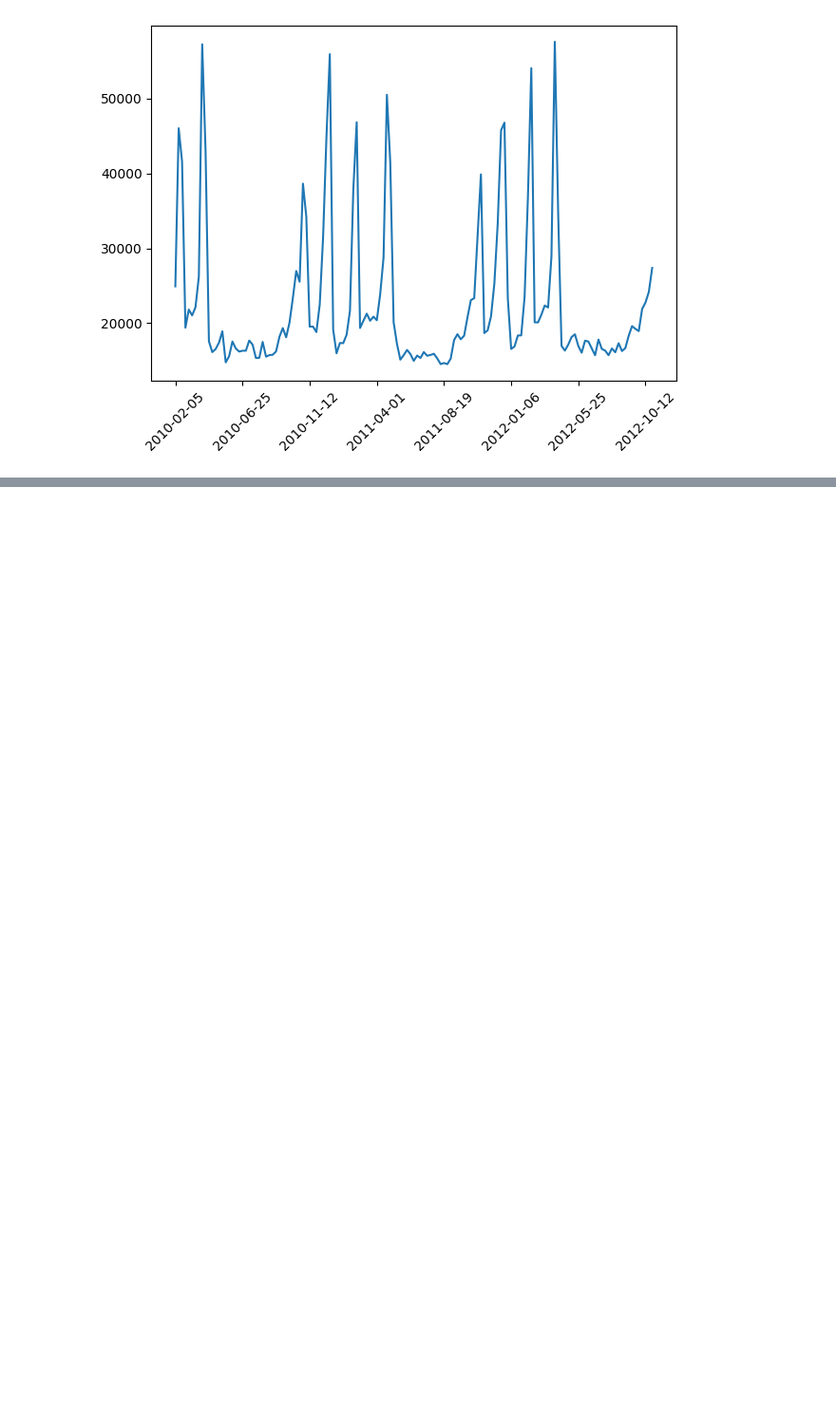
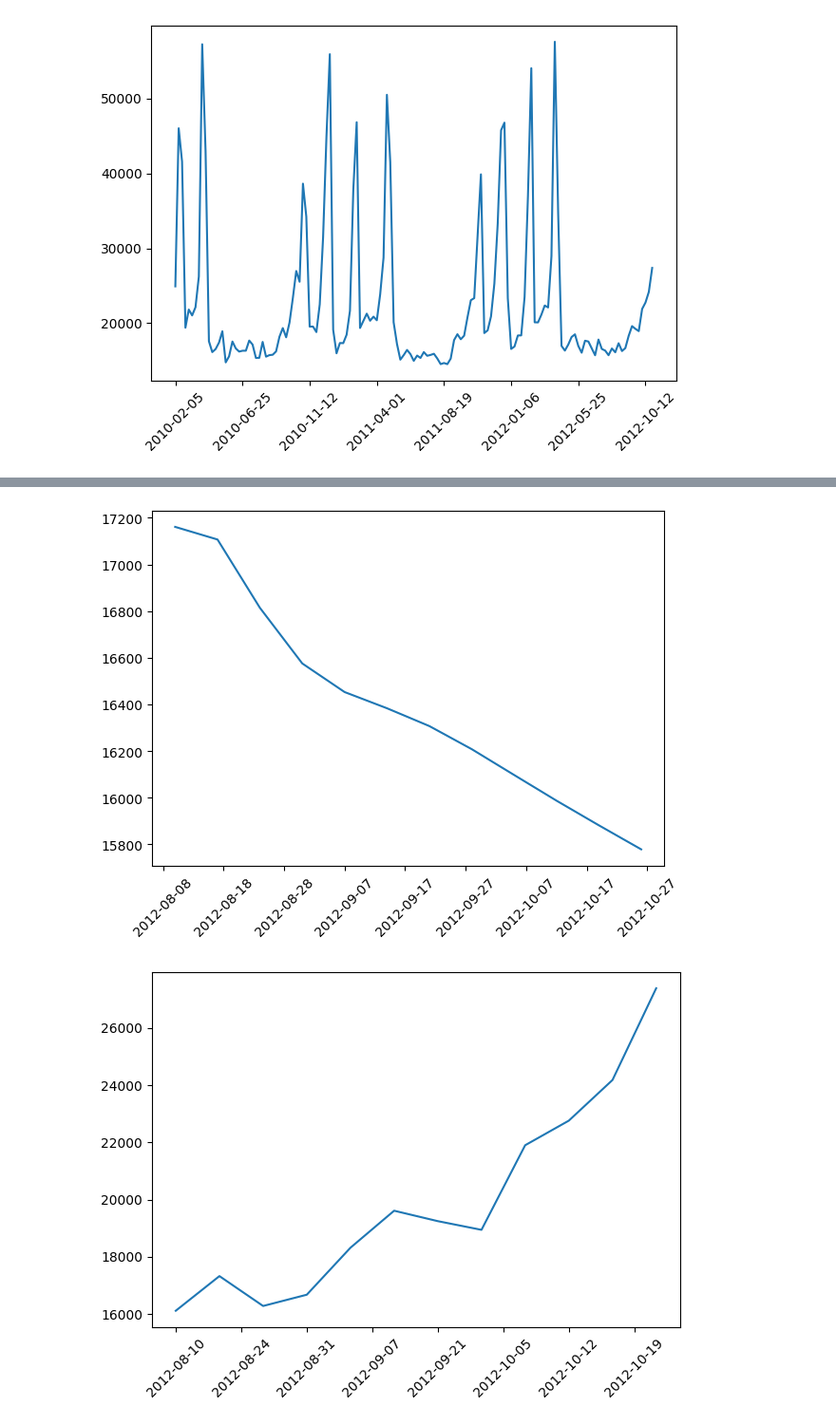
Before and after one commit to AdiJoost/TimeSeriesAnalysis, a Jupyter notebook: dataExploration.ipynb, the cells around one changed output, grey strips where cells are left out. Shown: that part at 95% size. Cells and saved outputs as stored; diff of their text form; code cells hidden in the pictures; blank space fills up the shorter version.

```diff
--- a/dataExploration.ipynb
+++ b/dataExploration.ipynb
@@ -152,0 +312,6 @@ plotSomething(storeOne, "Weekly_Sales")
+# %%
+plotSomething(forecast, "Weekly_Sales")
+plotSomething(storeOne_test, "Weekly_Sales")
+# %% [output]
+[figure, added]
+[figure, added]
```
Also changed, not shown: parts of 11 cells of this notebook, 14 other files.
